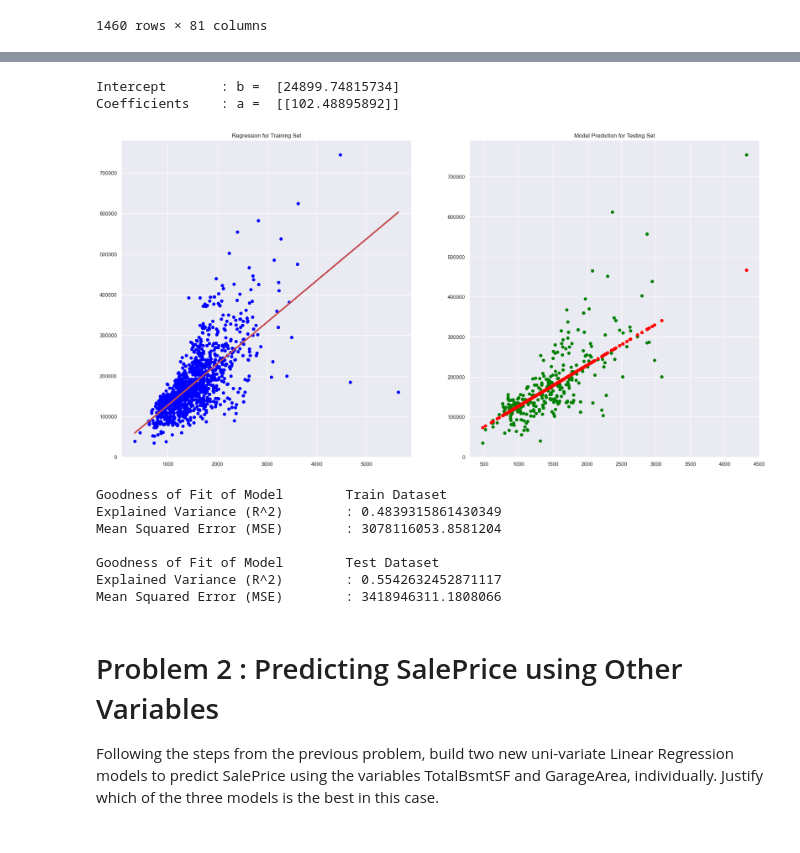
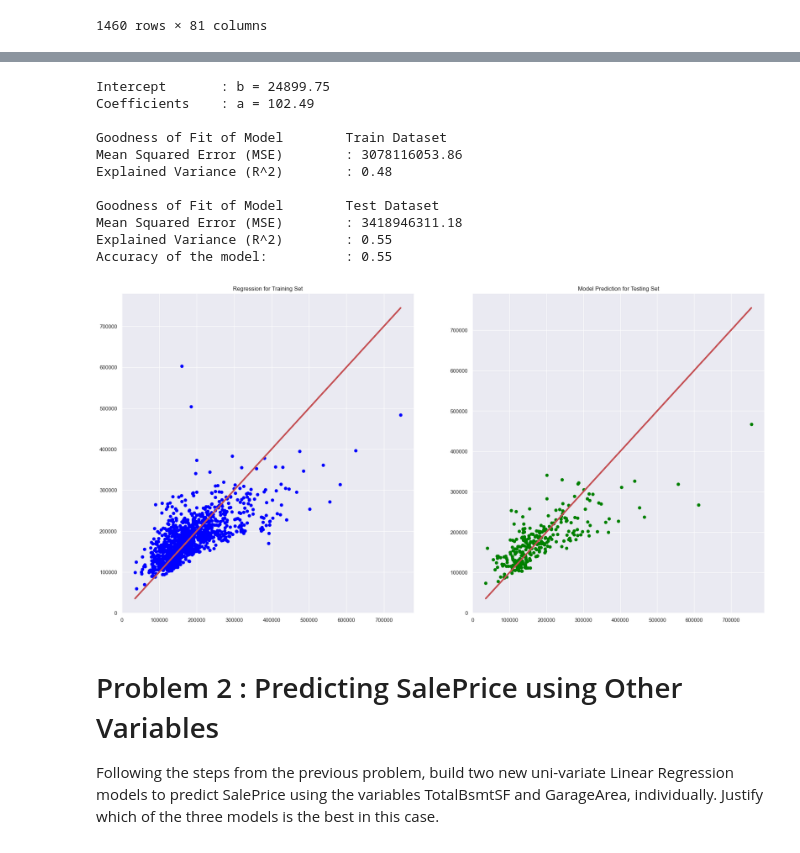
Before and after one commit to chezyio/SC1015, a Jupyter notebook: Week 6/Lab/exercise4/Exercise4_solution.ipynb, the cells around one changed output, grey strips where cells are left out. Cells and saved outputs as stored; diff of their text form; code cells hidden in the pictures.

```diff
--- a/Week 6/Lab/exercise4/Exercise4_solution.ipynb
+++ b/Week 6/Lab/exercise4/Exercise4_solution.ipynb
@@ -56,8 +47,0 @@ sns.jointplot(data = dataset_house, x = "GrLivArea", y = "SalePrice", height = 1
-# %%
-saleprice = pd.DataFrame(dataset_house['SalePrice'])
-grlivarea = pd.DataFrame(dataset_house['GrLivArea'])
-
-X_train, X_test, y_train, y_test = train_test_split(grlivarea, saleprice, test_size=0.2)
-
-print("Train Set :", X_train.shape, y_train.shape)
-print("Test Set  :", X_test.shape, y_test.shape)
@@ -108,61 +58,60 @@ Mean Squared Error (MSE)        : 3078116053.8581204
 # %%
 def lr(X, y, df):
 
 
     X = pd.DataFrame(df[X])
     y = pd.DataFrame(df[y])
 
-    X_train, X_test, y_train, y_test = train_test_split(X, y, test_size=0.2)
+    X_train, X_test, y_train, y_test = train_test_split(X, y, test_size=0.2, random_state=42)
 
     model = LinearRegression()
     model.fit(X_train ,y_train)
 
-    print('Intercept \t: b = ', model.intercept_)
-    print('Coefficients \t: a = ', model.coef_)
-
-    # Formula for the Regression line
-    regline_x = X_train
-    regline_y = model.intercept_ + model.coef_ * X_train
-
-    # Predict Response corresponding to Predictors
+     # Predict Response corresponding to Predictors
     y_train_pred = model.predict(X_train)
     y_test_pred = model.predict(X_test)
 
+    print('Intercept \t: b = %.2f' % model.intercept_[0])
+    print('Coefficients \t: a = %.2f' % model.coef_[0][0])
+
+
+    # Check the Goodness of Fit (on Train Data)
+    print("\nGoodness of Fit of Model \tTrain Dataset")
+    print('Mean Squared Error (MSE) \t: %.2f' % mean_squared_error(y_train, y_train_pred))
+    print('Explained Variance (R^2) \t: %.2f' % r2_score(y_train, y_train_pred))
+
+    # Check the Goodness of Fit (on Test Data)
+    print("\nGoodness of Fit of Model \tTest Dataset")
+    print('Mean Squared Error (MSE) \t: %.2f' % mean_squared_error(y_test, y_test_pred))
+    print('Explained Variance (R^2) \t: %.2f' % r2_score(y_test, y_test_pred))
+    print('Accuracy of the model:   \t: %.2f' % model.score(X_test, y_test))
+
     f, axes = plt.subplots(1, 2, figsize=(24, 12))
 
-    axes[0].scatter(X_train, y_train, color = "blue")
-    axes[0].plot(regline_x, regline_y, 'r-', linewidth = 3)
+    axes[0].scatter(y_train, y_train_pred, color = "blue")
+    axes[0].plot(y_train, y_train, 'r-', linewidth = 3)
     axes[0].set_title("Regression for Training Set")
 
-    axes[1].scatter(X_test, y_test, color = "green")
-    axes[1].scatter(X_test, y_test_pred, color = "red")
+    axes[1].scatter(y_test, y_test_pred, color = "green")
+    axes[1].plot(y_test, y_test, 'r-', linewidth = 3)
     axes[1].set_title("Model Prediction for Testing Set")
     plt.show()
 
-    # Check the Goodness of Fit (on Train Data)
-    print("Goodness of Fit of Model \tTrain Dataset")
-    print("Explained Variance (R^2) \t:", model.score(X_train, y_train))
-    print("Mean Squared Error (MSE) \t:", mean_squared_error(y_train, y_train_pred))
-    print()
-
-    # Check the Goodness of Fit (on Test Data)
-    print("Goodness of Fit of Model \tTest Dataset")
-    print("Explained Variance (R^2) \t:", model.score(X_test, y_test))
-    print("Mean Squared Error (MSE) \t:", mean_squared_error(y_test, y_test_pred))
-    print()
 
 lr(X='GrLivArea', y='SalePrice', df=dataset_house)
 # %% [output]
-Intercept       : b =  [24899.74815734]
-Coefficients    : a =  [[102.48895892]]
+Intercept       : b = 24899.75
+Coefficients    : a = 102.49
+
+Goodness of Fit of Model        Train Dataset
+Mean Squared Error (MSE)        : 3078116053.86
+Explained Variance (R^2)        : 0.48
+
+Goodness of Fit of Model        Test Dataset
+Mean Squared Error (MSE)        : 3418946311.18
+Explained Variance (R^2)        : 0.55
+Accuracy of the model:          : 0.55
-[figure, old version]
+[figure, new version]
-Goodness of Fit of Model        Train Dataset
-Explained Variance (R^2)        : 0.4839315861430349
-Mean Squared Error (MSE)        : 3078116053.8581204
-
-Goodness of Fit of Model        Test Dataset
-Explained Variance (R^2)        : 0.5542632452871117
-Mean Squared Error (MSE)        : 3418946311.1808066
 # %% [markdown]
 # Problem 2 : Predicting SalePrice using Other Variables
 Following the steps from the previous problem, build two new uni-variate Linear Regression models to predict SalePrice using the variables TotalBsmtSF and GarageArea, individually. Justify which of the three models is the best in this case.
```
Also changed, not shown: parts of 17 cells of this notebook.
